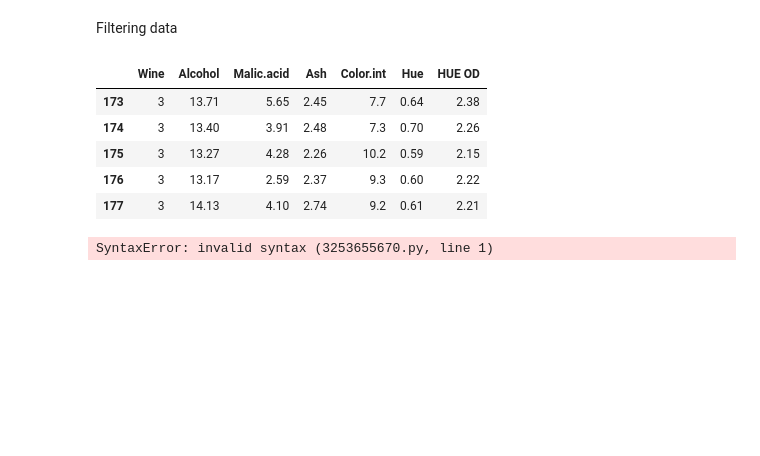
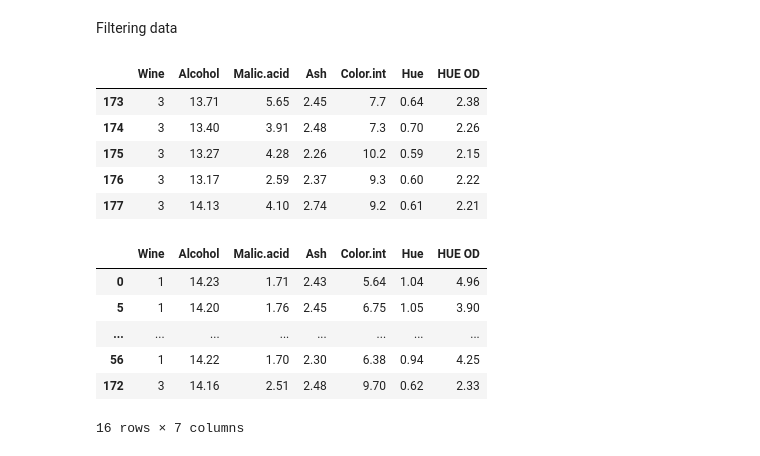
Before and after one commit to Arjun-G-Ravi/MachineLearning-Python-Codes, a Jupyter notebook: PANDAS.ipynb, the cells around one changed output. Drawn from its saved outputs; the diff is of its cells as text; code cells hidden in the pictures; blank space fills up the shorter version.

```diff
--- a/PANDAS.ipynb
+++ b/PANDAS.ipynb
@@ -135,6 +135,12 @@ df.tail()
 | 176 | 3 | 13.17 | 2.59 | 2.37 | 9.3 | 0.60 | 2.22 |
 | 177 | 3 | 14.13 | 4.10 | 2.74 | 9.2 | 0.61 | 2.21 |
 # %%
-df.loc[df['Alcohol'] > 14, ['Generation','Legendary'] = ['Test 1', 'Test 2']]
+df.loc[(df['Alcohol'] > 14) & (df['Ash']<2.50)]
 # %% [output]
+|  | Wine | Alcohol | Malic.acid | Ash | Color.int | Hue | HUE OD |
+| 0 | 1 | 14.23 | 1.71 | 2.43 | 5.64 | 1.04 | 4.96 |
+| 5 | 1 | 14.20 | 1.76 | 2.45 | 6.75 | 1.05 | 3.90 |
+| ... | ... | ... | ... | ... | ... | ... | ... |
+| 56 | 1 | 14.22 | 1.70 | 2.30 | 6.38 | 0.94 | 4.25 |
+| 172 | 3 | 14.16 | 2.51 | 2.48 | 9.70 | 0.62 | 2.33 |
-SyntaxError: invalid syntax (3253655670.py, line 1)
+16 rows × 7 columns
```
Also changed, not shown: parts of 2 cells of this notebook.
